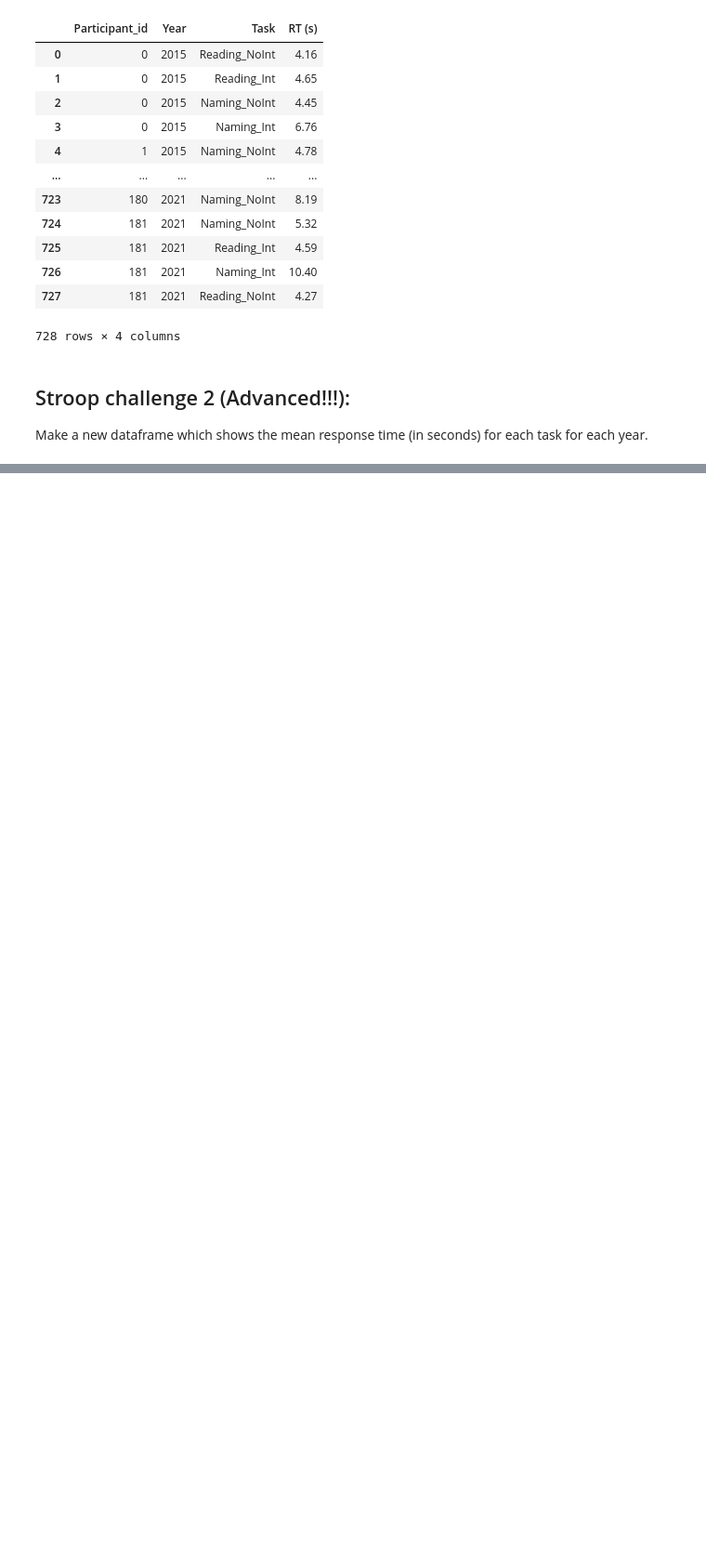
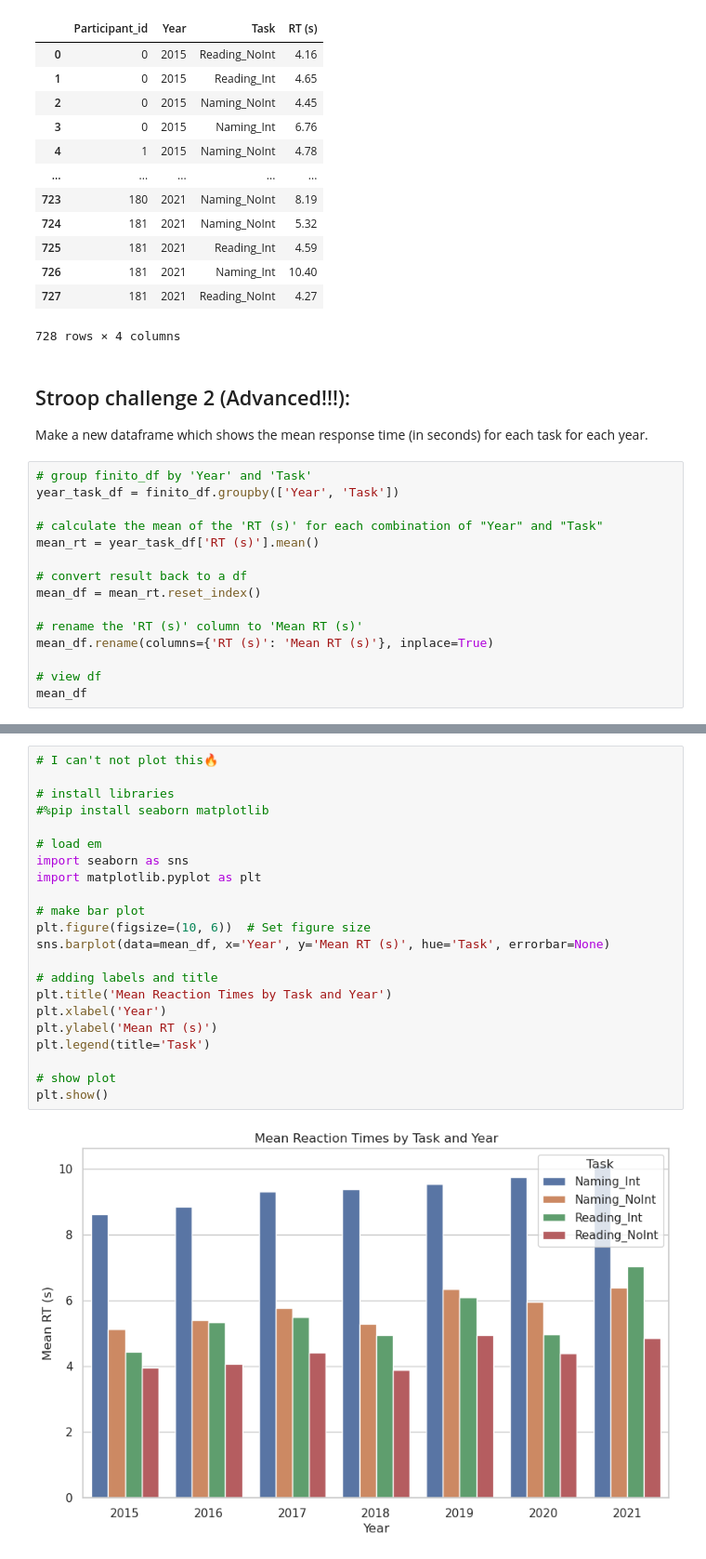
Before and after one commit to soerinev/CulturalDataScience, a Jupyter notebook: class_notes_and_exercises/fun_with_pandas.ipynb, the cells around one changed output, grey strips where cells are left out. Shown: that part at 93% size. Cells and saved outputs as stored; diff of their text form; blank space fills up the shorter version.

```diff
--- a/class_notes_and_exercises/fun_with_pandas.ipynb
+++ b/class_notes_and_exercises/fun_with_pandas.ipynb
@@ -480,3 +480,18 @@ finito_df
 ## Stroop challenge 2 (Advanced!!!):
 
 Make a new dataframe which shows the mean response time (in seconds) for each task for each year.
+# %%
+# group finito_df by 'Year' and 'Task'
+year_task_df = finito_df.groupby(['Year', 'Task'])
+
+# calculate the mean of the 'RT (s)' for each combination of "Year" and "Task"
+mean_rt = year_task_df['RT (s)'].mean()
+
+# convert result back to a df
+mean_df = mean_rt.reset_index()
+
+# rename the 'RT (s)' column to 'Mean RT (s)'
+mean_df.rename(columns={'RT (s)': 'Mean RT (s)'}, inplace=True)
+
+# view df
+mean_df
@@ -482,0 +516,24 @@ Make a new dataframe which shows the mean response time (in seconds) for each ta
+# %%
+# I can't not plot this🔥
+
+# install libraries
+#%pip install seaborn matplotlib
+
+# load em
+import seaborn as sns
+import matplotlib.pyplot as plt
+
+# make bar plot
+plt.figure(figsize=(10, 6))  # Set figure size
+sns.barplot(data=mean_df, x='Year', y='Mean RT (s)', hue='Task', errorbar=None)
+
+# adding labels and title
+plt.title('Mean Reaction Times by Task and Year')
+plt.xlabel('Year')
+plt.ylabel('Mean RT (s)')
+plt.legend(title='Task')
+
+# show plot
+plt.show()
+# %% [output]
+[figure, added]
```
Also changed, not shown: parts of 7 cells of this notebook.
